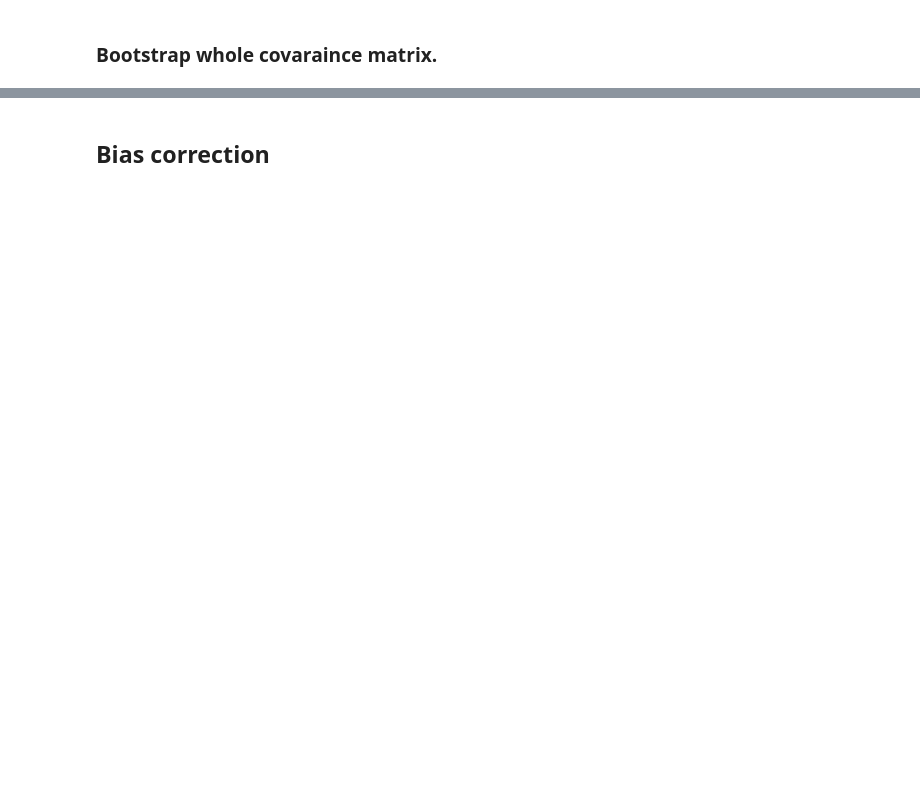
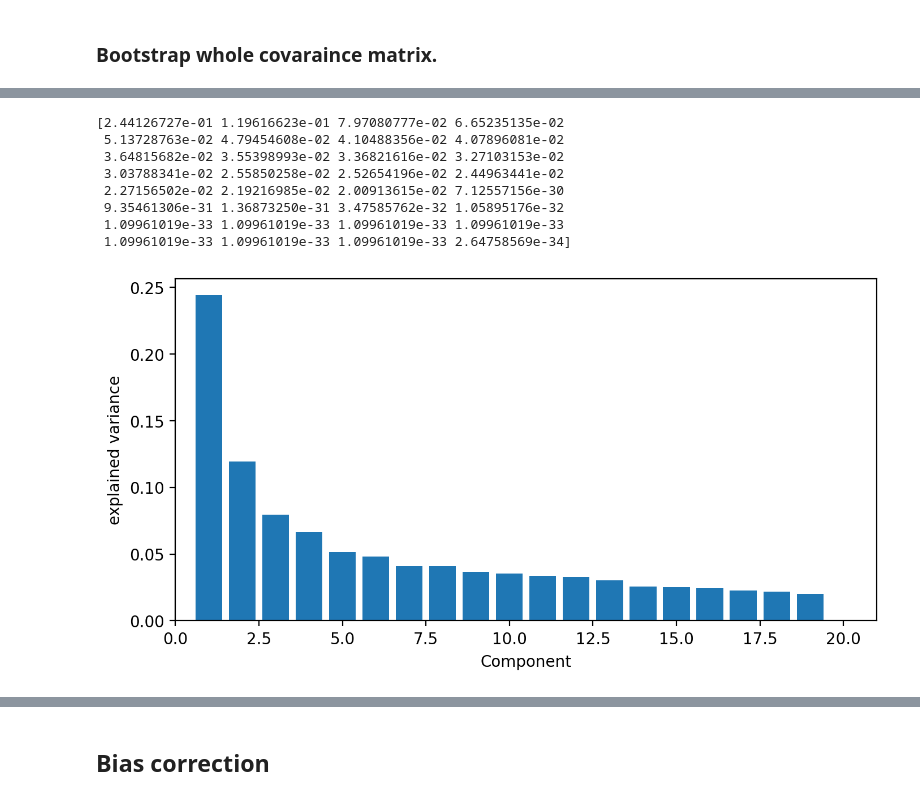
Before and after one commit to rsbrennan/tonsa_25_gen_ER, a Jupyter notebook: scripts/cvtk/notebooks/tonsa.ipynb, the cells around one changed output, grey strips where cells are left out. Drawn from its saved outputs; the diff is of its cells as text; code cells hidden in the pictures; blank space fills up the shorter version.

```diff
--- a/scripts/cvtk/notebooks/tonsa.ipynb
+++ b/scripts/cvtk/notebooks/tonsa.ipynb
@@ -299,3 +293,22 @@ pc_df[['rep', 'gen', 'id', 'selection']] = design[['rep', 'gen', 'id', 'selectio
+# %%
+explained_variance_ratio = pca.explained_variance / np.sum(pca.explained_variance)
+print(explained_variance_ratio)
+len(np.cumsum(explained_variance_ratio))
+plt.bar(range(1,33),explained_variance_ratio)
+plt.xlabel('Component')
+plt.ylabel('explained variance')
+#plt.ylim(0,1.05)
+plt.xlim(0,21);
+# %% [output]
+[2.44126727e-01 1.19616623e-01 7.97080777e-02 6.65235135e-02
+ 5.13728763e-02 4.79454608e-02 4.10488356e-02 4.07896081e-02
+ 3.64815682e-02 3.55398993e-02 3.36821616e-02 3.27103153e-02
+ 3.03788341e-02 2.55850258e-02 2.52654196e-02 2.44963441e-02
+ 2.27156502e-02 2.19216985e-02 2.00913615e-02 7.12557156e-30
+ 9.35461306e-31 1.36873250e-31 3.47585762e-32 1.05895176e-32
+ 1.09961019e-33 1.09961019e-33 1.09961019e-33 1.09961019e-33
+ 1.09961019e-33 1.09961019e-33 1.09961019e-33 2.64758569e-34]
+[figure, added]
 # %%
 from cvtk.plots import rep_plot_pca3
 
```
Also changed, not shown: parts of 22 cells of this notebook.
